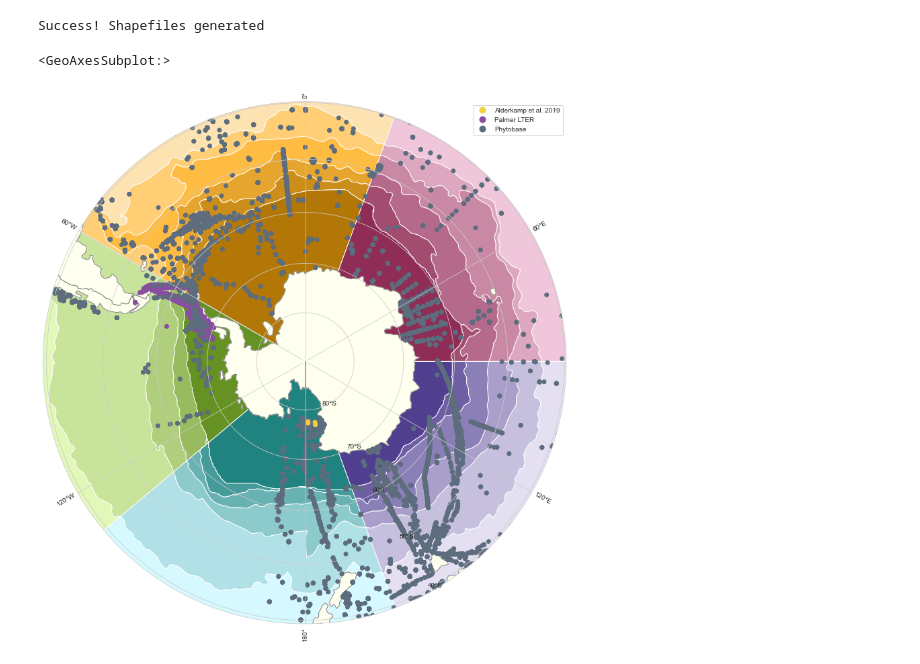
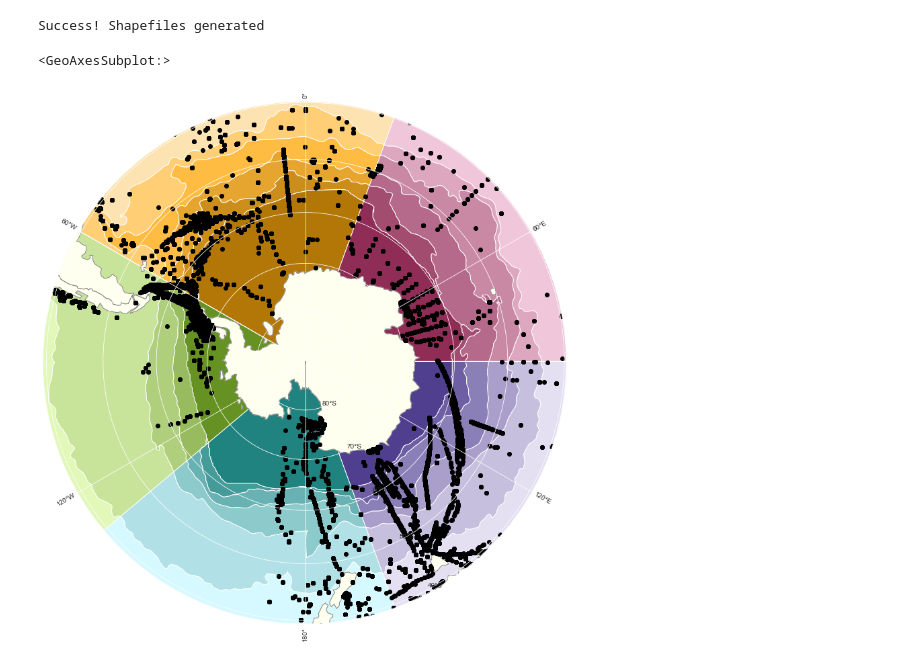
Before and after one commit to ayushnag/sophy, a Jupyter notebook: db/sophy.ipynb, the cells around one changed output. Saved outputs shown, nothing was run; the diff lists cells and outputs as text; code cells hidden in the pictures.

Commit message:
Updates to sandbox and multi-dataset plotting

```diff
--- a/db/sophy.ipynb
+++ b/db/sophy.ipynb
@@ -114,33 +114,33 @@ world.to_crs(epsg=3031).plot(ax=ax, color='ivory', edgecolor='grey')
 #                     locations=world.index,
 #                     color="pop_est",
 #                     projection="cassini"
 #                    )
 # fig.update_geos(fitbounds="locations", visible=False)
 # fig.show()
 sample_df: DataFrame = pd.read_csv('../data/datasets/lter.csv', encoding='unicode_escape')
 sample_df = sample_df[['latitude', 'longitude']]
 sample_df['source'] = 'Palmer LTER'
 # data_gdf = gpd.GeoDataFrame(sample_df, geometry=gpd.points_from_xy(sample_df.longitude, sample_df.latitude), crs='EPSG:4326')
 # data_gdf.to_crs(crs='EPSG:3031', inplace=True)
 # data_gdf.plot(ax=ax, color='b')
 # ['SAZ', 'PFZ', 'ASZ', 'SOZ', 'SIZ']
 
 occ_df: DataFrame = pd.read_csv('../data/datasets/phytobase.csv', encoding='unicode_escape')
 occ_df = occ_df[['latitude', 'longitude']]
 occ_df = occ_df[occ_df['latitude'] < -30]
 occ_df['source'] = 'Phytobase'
 # data_gdf = gpd.GeoDataFrame(occ_df, geometry=gpd.points_from_xy(occ_df.longitude, occ_df.latitude), crs='EPSG:4326')
 # data_gdf.to_crs(crs='EPSG:9354').plot(ax=ax)
 
 alder_df: DataFrame = pd.read_csv('../data/datasets/alderkamp.csv', encoding='unicode_escape')
 alder_df = alder_df[['latitude', 'longitude']]
 alder_df['source'] = 'Alderkamp et al. 2019'
 
-full_palette = ['#F4D03F', '#884EA0', '#5D6D7E']
+full_palette = ['#F4D03F']
 full_colors = ListedColormap(sns.color_palette(full_palette).as_hex())
 full = sample_df.append([occ_df, alder_df], ignore_index=True)
 full_gdf = gpd.GeoDataFrame(full, geometry=gpd.points_from_xy(full.longitude, full.latitude), crs='EPSG:4326')
-full_gdf.to_crs(crs='EPSG:3031').plot(ax=ax, cmap=full_colors, legend=True, column='source')
+full_gdf.to_crs(crs='EPSG:3031').plot(ax=ax, color='black')
 # %% [output]
 <GeoAxesSubplot:>
-[figure, old version]
+[figure, new version]
```
Also changed, not shown: 2 other files.
